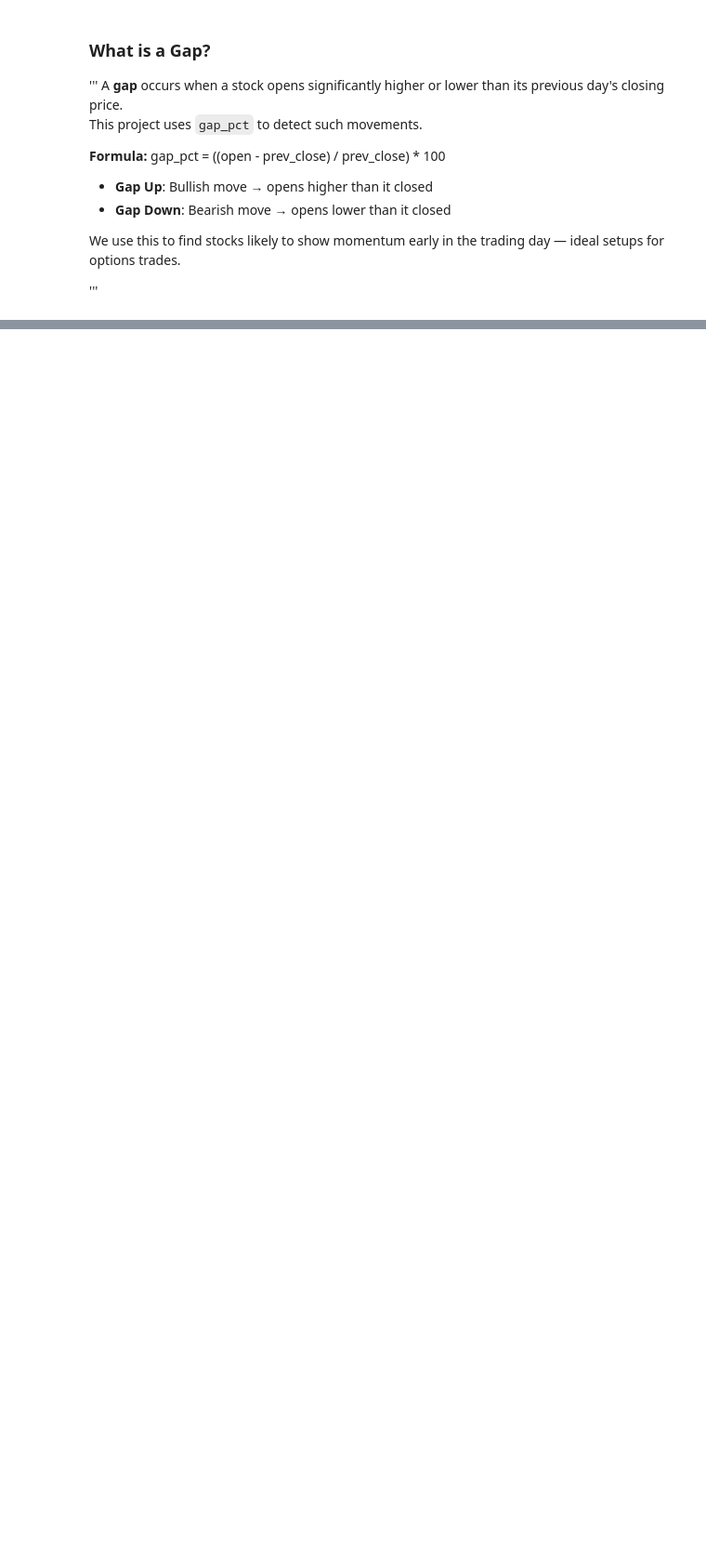
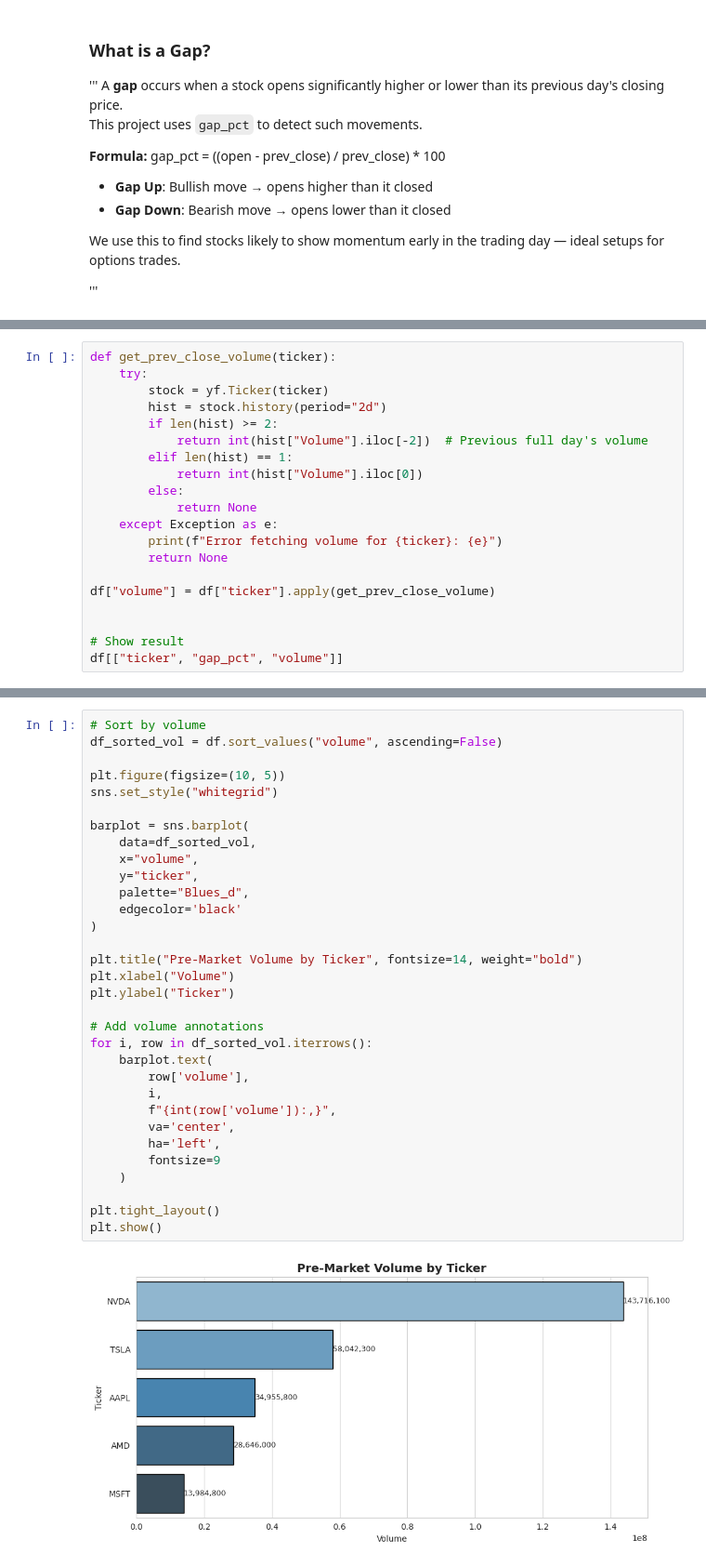
Before and after one commit to btheard3/sentinel, a Jupyter notebook: notebooks/01_data_collection_and_exploration.ipynb, the cells around one changed output, grey strips where cells are left out. Shown: that part at 93% size. Drawn from its saved outputs; the diff is of its cells as text; blank space fills up the shorter version.

```diff
--- a/notebooks/01_data_collection_and_exploration.ipynb
+++ b/notebooks/01_data_collection_and_exploration.ipynb
@@ -74,0 +122,20 @@ news.get_yf_rss("TSLA")  # quick test
+# %%
+def get_prev_close_volume(ticker):
+    try:
+        stock = yf.Ticker(ticker)
+        hist = stock.history(period="2d")
+        if len(hist) >= 2:
+            return int(hist["Volume"].iloc[-2])  # Previous full day's volume
+        elif len(hist) == 1:
+            return int(hist["Volume"].iloc[0])
+        else:
+            return None
+    except Exception as e:
+        print(f"Error fetching volume for {ticker}: {e}")
+        return None
+
+df["volume"] = df["ticker"].apply(get_prev_close_volume)
+
+
+# Show result
+df[["ticker", "gap_pct", "volume"]]
@@ -75,2 +149,36 @@ news.get_yf_rss("TSLA")  # quick test
+# %%
+# Sort by volume
+df_sorted_vol = df.sort_values("volume", ascending=False)
+
+plt.figure(figsize=(10, 5))
+sns.set_style("whitegrid")
+
+barplot = sns.barplot(
+    data=df_sorted_vol,
+    x="volume",
+    y="ticker",
+    palette="Blues_d",
+    edgecolor='black'
+)
+
+plt.title("Pre-Market Volume by Ticker", fontsize=14, weight="bold")
+plt.xlabel("Volume")
+plt.ylabel("Ticker")
+
+# Add volume annotations
+for i, row in df_sorted_vol.iterrows():
+    barplot.text(
+        row['volume'],
+        i,
+        f"{int(row['volume']):,}",
+        va='center',
+        ha='left',
+        fontsize=9
+    )
+
+plt.tight_layout()
+plt.show()
+# %% [output]
+[figure, added]
 # %%
 # Save the final filtered_df to CSV
```
Also changed, not shown: parts of 6 cells of this notebook, 4 other files.
